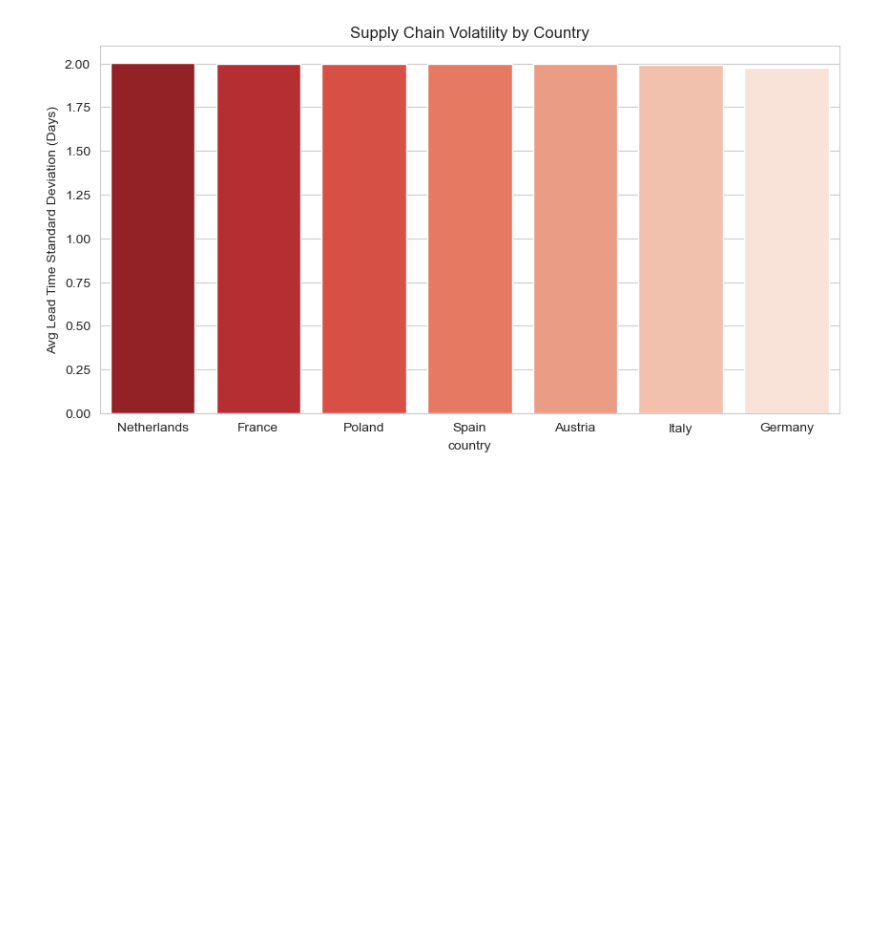
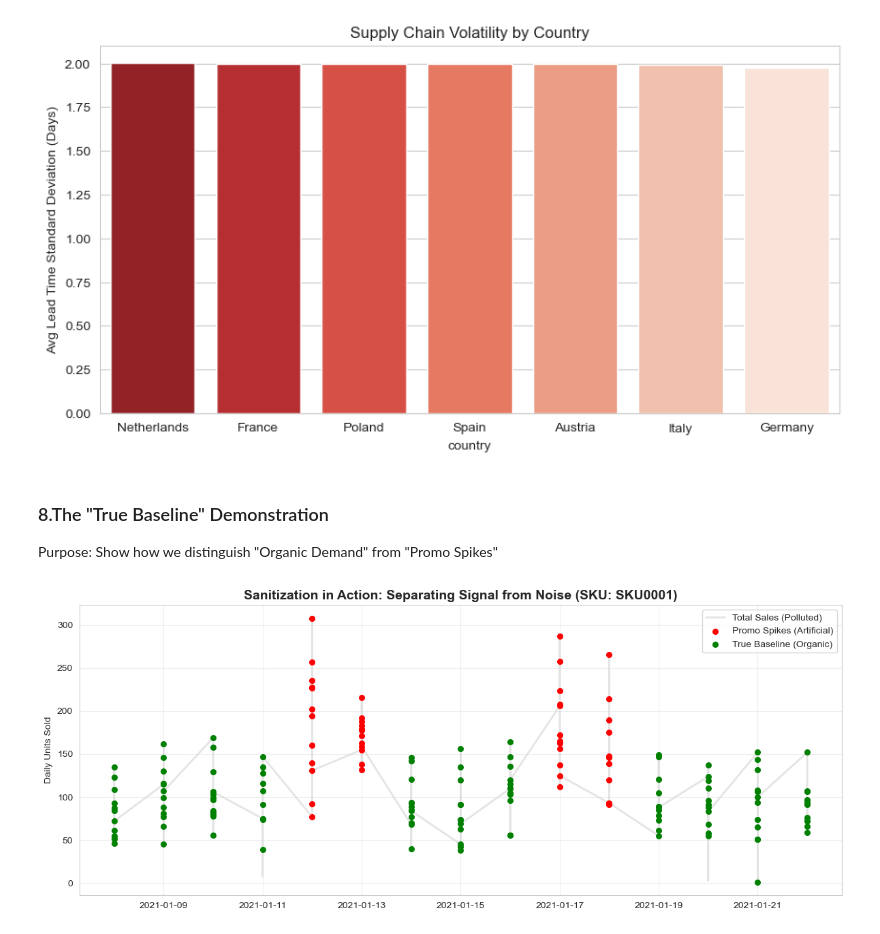
Before and after one commit to keniondang/Stormchaser_Datastorm_Submission, a Jupyter notebook: notebooks/02_exploratory_data_analysis.ipynb, the cells around one changed output. Drawn from its saved outputs; the diff is of its cells as text; code cells hidden in the pictures; blank space fills up the shorter version.

```diff
--- a/notebooks/02_exploratory_data_analysis.ipynb
+++ b/notebooks/02_exploratory_data_analysis.ipynb
@@ -306,3 +290,36 @@ Passing `palette` without assigning `hue` is deprecated and will be removed in v
 
   sns.barplot(data=geo_risk, x='country', y='lt_rolling_std_30d', palette='Reds_r')
 [figure]
+# %% [markdown]
+### 8.The "True Baseline" Demonstration
+Purpose: Show how we distinguish "Organic Demand" from "Promo Spikes"
+# %%
+# 1. Select a high-volatility SKU for demonstration (e.g., the one with most promos)
+# We find an SKU that has both promos and baseline days
+demo_sku = df[df['promo_flag'] == 1]['sku_id'].value_counts().idxmax()
+demo_df = df[df['sku_id'] == demo_sku].sort_values('date').iloc[:180] # First 6 months
+
+plt.figure(figsize=(12, 5))
+
+# Plot 1: Total Sales (The "Polluted" Signal)
+plt.plot(demo_df['date'], demo_df['units_sold'],
+         color='lightgrey', label='Total Sales (Polluted)', linewidth=2, alpha=0.6)
+
+# Plot 2: Promo Spikes (The "Artificial" Signal)
+promo_days = demo_df[demo_df['promo_flag'] == 1]
+plt.scatter(promo_days['date'], promo_days['units_sold'],
+            color='red', label='Promo Spikes (Artificial)', zorder=5, s=30)
+
+# Plot 3: True Baseline (The "Organic" Signal)
+baseline_days = demo_df[demo_df['is_true_baseline'] == 1]
+plt.scatter(baseline_days['date'], baseline_days['units_sold'],
+            color='green', label='True Baseline (Organic)', zorder=5, s=30)
+
+plt.title(f'Sanitization in Action: Separating Signal from Noise (SKU: {demo_sku})', fontsize=14, fontweight='bold')
+plt.ylabel('Daily Units Sold')
+plt.legend(loc='upper right')
+plt.grid(True, alpha=0.3)
+plt.tight_layout()
+plt.show()
+# %% [output]
+[figure, added]
```
Also changed, not shown: parts of 3 cells of this notebook, 2 other files.
